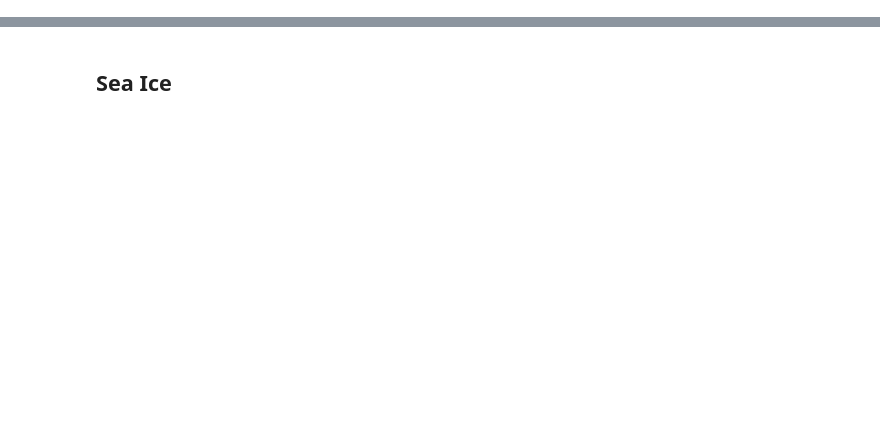
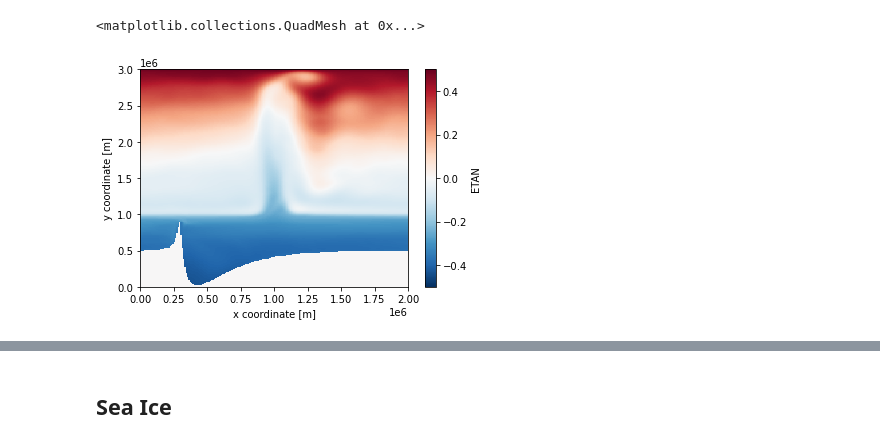
Before and after one commit to edoddridge/SO-channel-embayment, a Jupyter notebook: analysis/analysis.ipynb, the cells around one changed output, grey strips where cells are left out. Cells and saved outputs as stored; diff of their text form; code cells hidden in the pictures; blank space fills up the shorter version.

```diff
--- a/analysis/analysis.ipynb
+++ b/analysis/analysis.ipynb
@@ -28 +630,6 @@ ds_2d = xmitgcm.open_mdsdataset(data_dir=model_dir+'/Diags/', grid_dir=model_dir
+# %%
+ds_2d = xmitgcm.open_mdsdataset(data_dir=model_dir+'/Diags', grid_dir=model_dir,
+                                prefix=['2D_diags'], delta_t=500, calendar='360_day',
+                                ref_date='2000-1-1 0:0:0', geometry='Cartesian',
+                               iters=iters)
 # %%
@@ -168 +887,6 @@ ds_state['UVEL'].sel(Z=0, method='nearest').sel(time=ds_state['time'][-1]).plot(
+# %%
+ds_2d['ETAN'].sel(time=slice('2022-01-01',ds_2d['time'][-1])).mean(dim='time').plot()
+# %% [output]
+<matplotlib.collections.QuadMesh at 0x...>
+[figure, added]
 # %%
```
Also changed, not shown: parts of 152 cells of this notebook.
